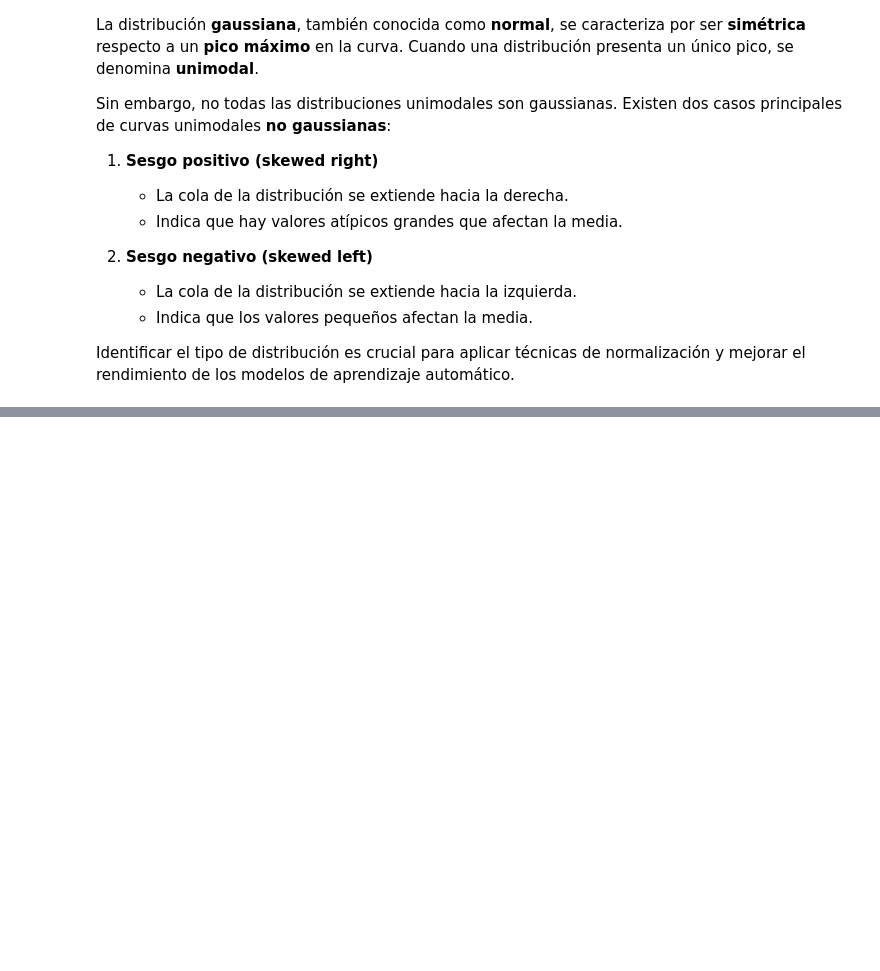
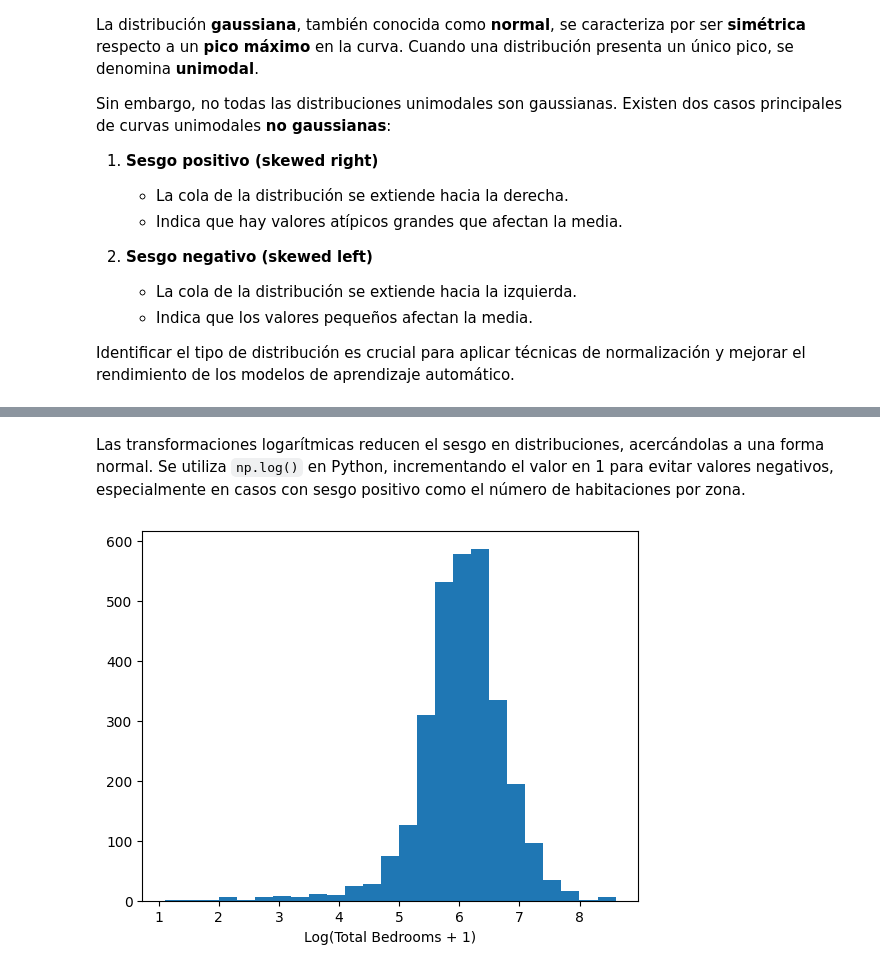
Before and after one commit to jonathan-villavi/tec-data-science, a Jupyter notebook: C6_Machine_Learning/C6_SC3_AprendizajeSupervisado/AprendizajeSupervisado.ipynb, the cells around one changed output, grey strips where cells are left out. Drawn from its saved outputs; the diff is of its cells as text; code cells hidden in the pictures; blank space fills up the shorter version.

```diff
--- a/C6_Machine_Learning/C6_SC3_AprendizajeSupervisado/AprendizajeSupervisado.ipynb
+++ b/C6_Machine_Learning/C6_SC3_AprendizajeSupervisado/AprendizajeSupervisado.ipynb
@@ -449,0 +484,11 @@ Identificar el tipo de distribución es crucial para aplicar técnicas de normal
+# %% [markdown]
+Las transformaciones logarítmicas reducen el sesgo en distribuciones, acercándolas a una forma normal. Se utiliza `np.log()` en Python, incrementando el valor en 1 para evitar valores negativos, especialmente en casos con sesgo positivo como el número de habitaciones por zona.
+# %%
+def fun1(x):
+    return np.log(x + 1)
+
+plt.hist(fun1(total_bedrooms), bins=25)
+plt.xlabel("Log(Total Bedrooms + 1)")
+plt.show()
+# %% [output]
+[figure, added]
```
Also changed, not shown: parts of 125 cells of this notebook, 4 other files.
